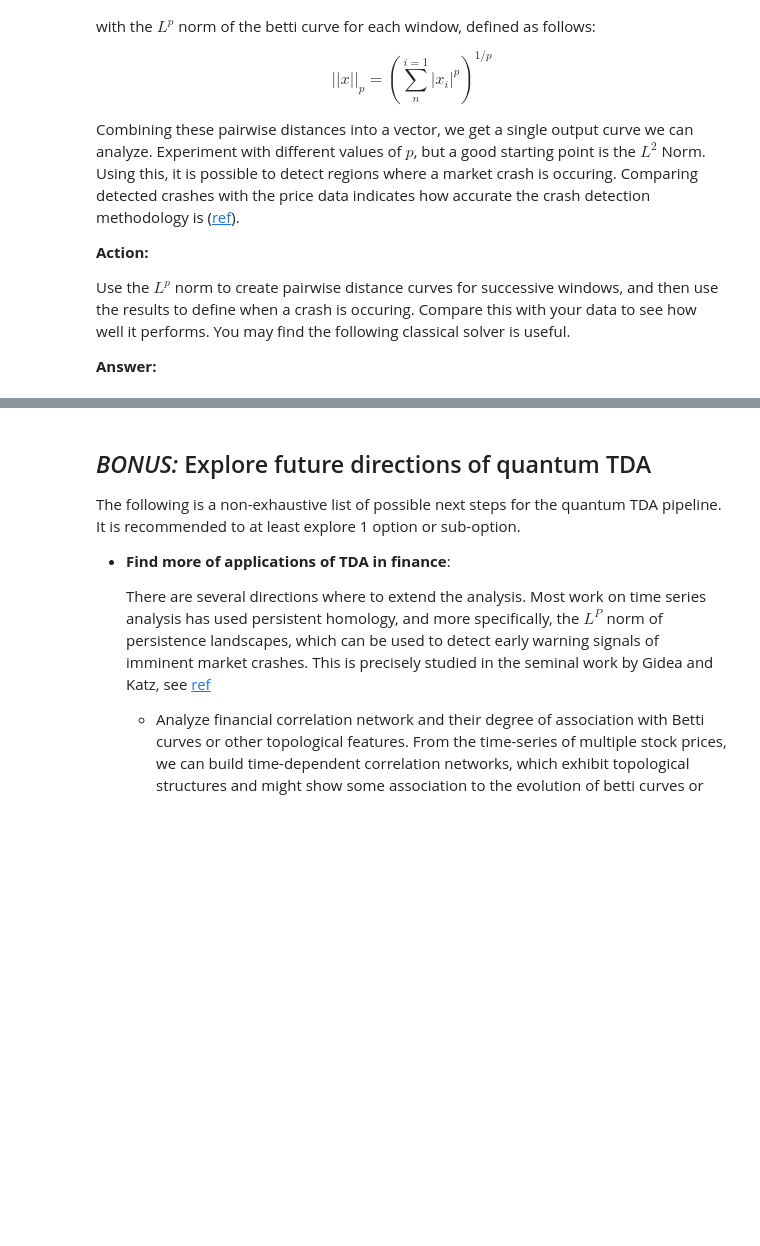
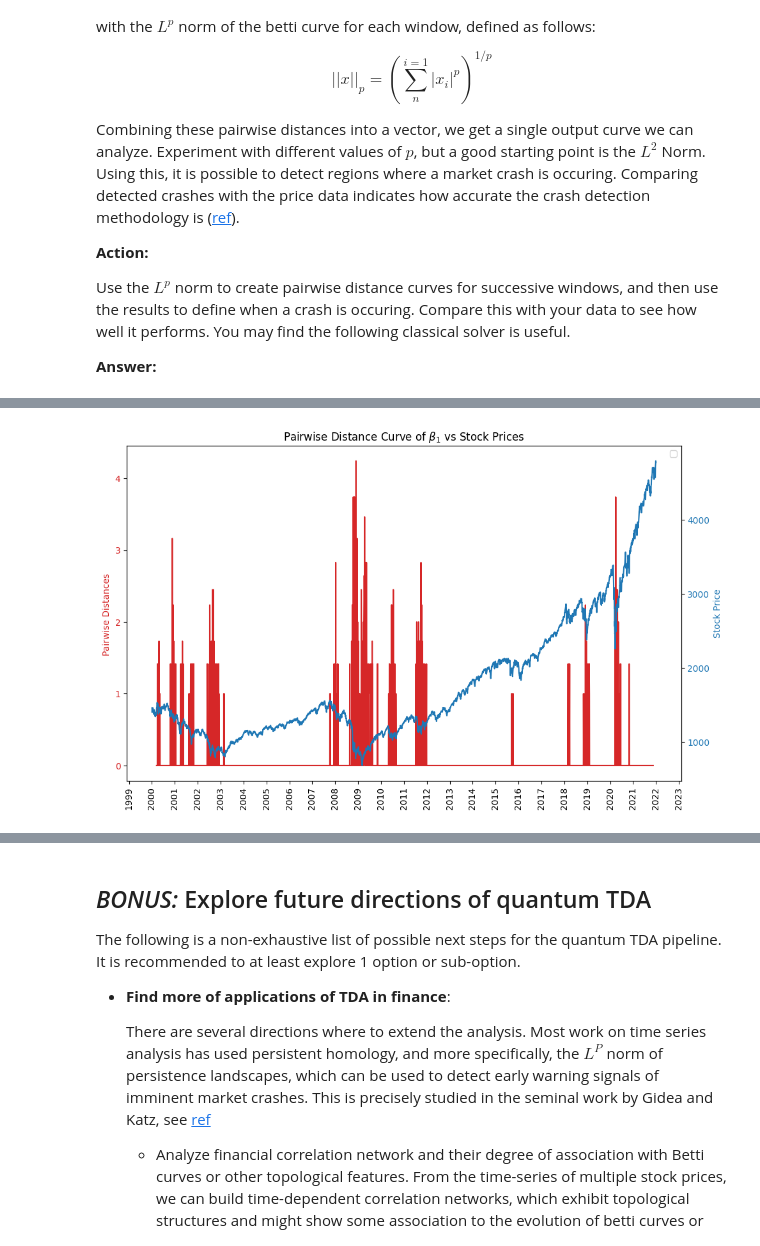
Before and after one commit to iQuHACK/2025-Moodys, a Jupyter notebook: moodys_challenge.ipynb, the cells around one changed output, grey strips where cells are left out. Cells and saved outputs as stored; diff of their text form; code cells hidden in the pictures; blank space fills up the shorter version.

```diff
--- a/moodys_challenge.ipynb
+++ b/moodys_challenge.ipynb
@@ -395,0 +1109,45 @@ def classical_betti_solver(point_cloud, epsilon, dim):
+# %%
+# we plot the distance curve along with the stock prices to see if there are any crashes
+import matplotlib.pyplot as plt
+
+fig, ax1 = plt.subplots()
+
+# we make the figure size bigger
+fig.set_size_inches(10, 6)
+
+df = pd.read_csv("sp500_full.csv", names=["Date", "Stock Price"])
+
+dates = pd.to_datetime(df["Date"], format="%d/%m/%Y")
+
+embedding_offset = (N - 1) * d  # Offset lost due to Takens embedding
+window_centers = embedding_offset + np.arange(len(betti_curves)) # Match lengths
+window_centers = window_centers[1:]  # Skip first window due to pairwise distances
+window_dates = dates[window_centers]
+
+color = 'tab:red'
+ax1.set_ylabel(fr'Pairwise Distances ', color=color)
+ax1.plot(window_dates, distance_curve, color=color, label="Betti Curve Difference")
+ax1.tick_params(axis='y', labelcolor=color)
+
+ax1.xaxis.set_major_locator(mdates.YearLocator())  # Major ticks every year
+# ax1.xaxis.set_minor_locator(mdates.MonthLocator())  # Minor ticks every month
+ax1.xaxis.set_major_formatter(mdates.DateFormatter('%Y'))  # Format of the ticks
+
+ax2 = ax1.twinx()
+color = 'tab:blue'
+ax2.set_xlabel('Time')
+ax2.set_ylabel('Stock Price', color=color)
+ax2.plot(dates, time_series, color=color)
+ax2.tick_params(axis='y', labelcolor=color)
+
+plt.setp(ax1.xaxis.get_majorticklabels(), rotation=90, ha="center")
+
+fig.tight_layout()  # otherwise the right y-label is slightly clipped
+plt.legend()
+plt.title(fr"Pairwise Distance Curve of $\beta_1$ vs Stock Prices")
+plt.show()
+
+### NOTE: as a result of varying the sensitivity, we have a proxy for finding larger vs small crashes in the market.
+### Lower min persistence means that smaller crashes are noticed
+# %% [output]
+[figure, added]
```
Also changed, not shown: parts of 36 cells of this notebook, 4 other files.
